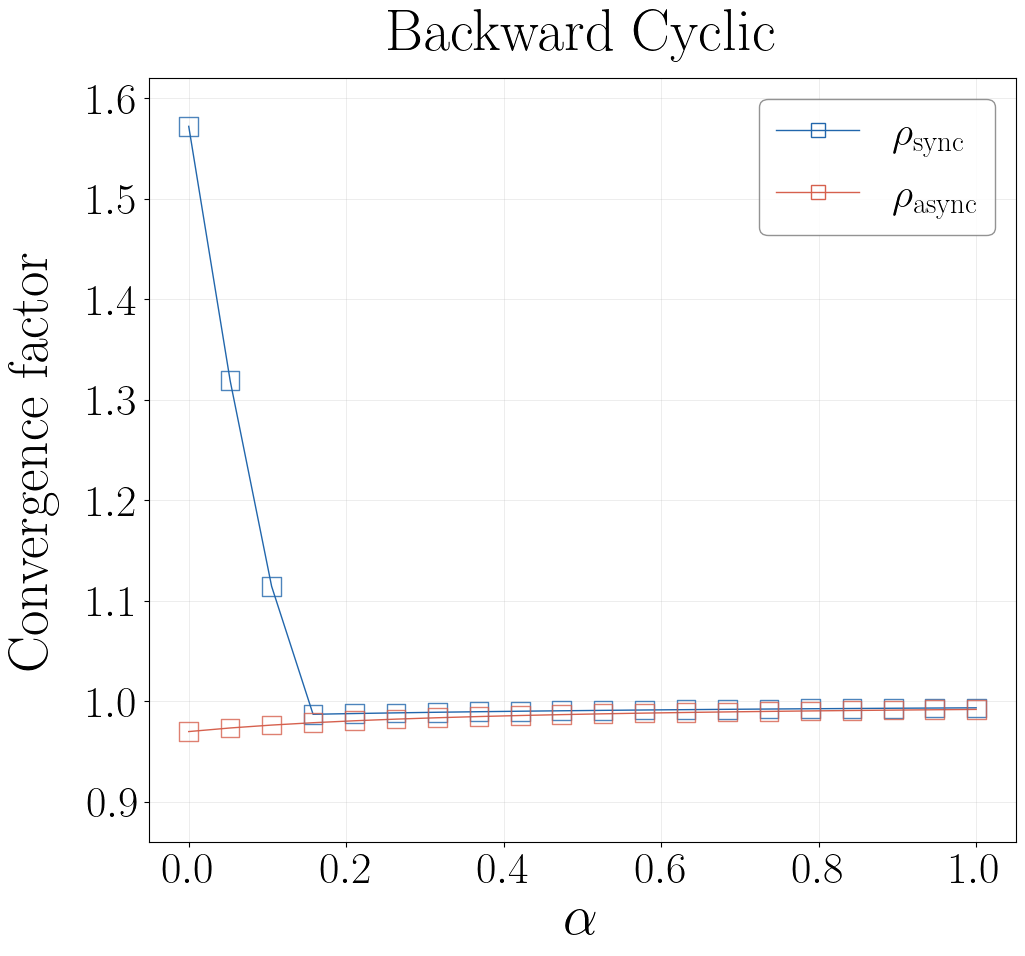
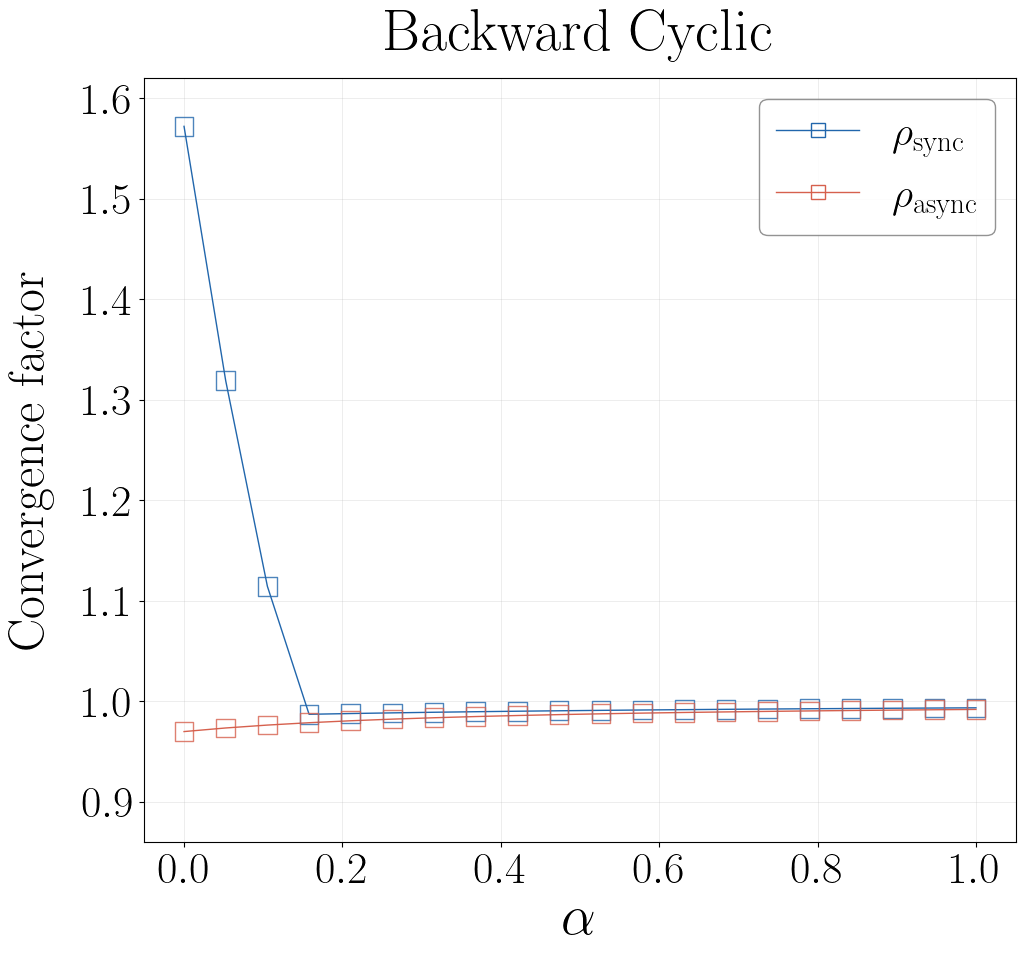
The change to this notebook cell's code, shown as a diff; its figure went from the first image to the second:
--- before
+++ after
@@ -33,5 +33,5 @@
 ax.set_xlabel(r'$\alpha$', fontsize=LABEL_FS)
 # --- Referee comment: unify y-axis label from 'Rate' to 'Convergence factor' ---
-ax.set_ylabel(r'Convergence factor', fontsize=LABEL_FS, labelpad=20)
+ax.set_ylabel(r'Convergence factor', fontsize=LABEL_FS-4, labelpad=20)
 plt.ylim(0.86, 1.62)
 ax.tick_params(axis='both', which='major', labelsize=TICK_FS)

Commit: first changes